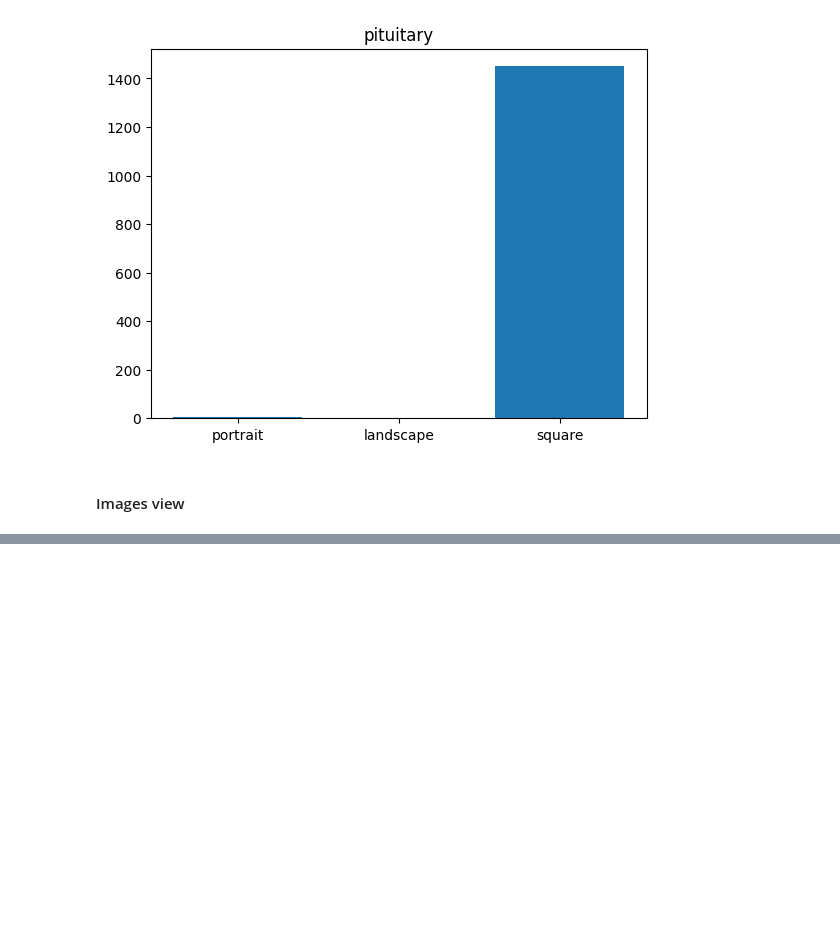
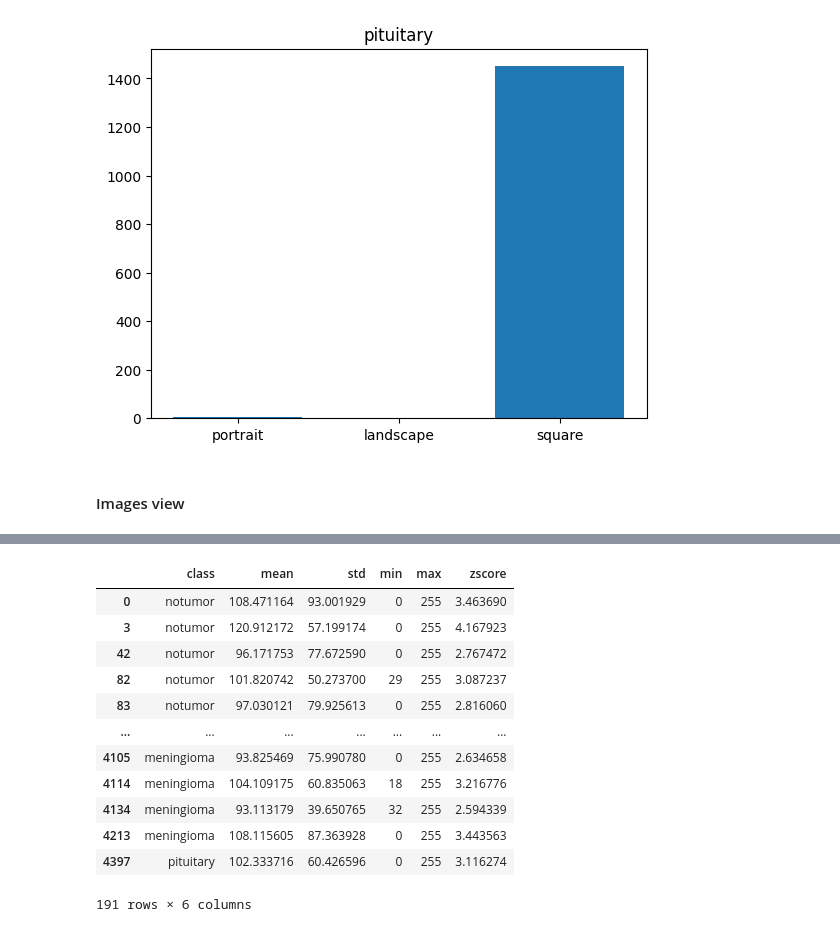
Before and after one commit to Jeremy-Duval-PhD/Brain_Tumor_MRI_Dataset, a Jupyter notebook: notebooks/Kaggle_Brain_Tumor_MRI_Dataset.ipynb, the cells around one changed output, grey strips where cells are left out. Cells and saved outputs as stored; diff of their text form; code cells hidden in the pictures; blank space fills up the shorter version.

```diff
--- a/notebooks/Kaggle_Brain_Tumor_MRI_Dataset.ipynb
+++ b/notebooks/Kaggle_Brain_Tumor_MRI_Dataset.ipynb
@@ -218,0 +280,20 @@ for label in orientation_count:
+# %%
+def compute_intensity_stats(raw_data, classes):
+    records = []
+
+    for i in range(0,len(raw_data)):
+        img = cv2.cvtColor(raw_data[i][0], cv2.COLOR_BGR2GRAY)  # grayscale
+        mean = img.mean()
+        std = img.std()
+        min_val = img.min()
+        max_val = img.max()
+
+        records.append({
+            "class": classes[raw_data[i][1]],
+            "mean": mean,
+            "std": std,
+            "min": min_val,
+            "max": max_val
+        })
+
+    return pd.DataFrame(records)
@@ -218,0 +328,17 @@ for label in orientation_count:
+# %%
+df_brightness = detect_brightness_outliers(df_intensity)
+df_brightness
+# %% [output]
+|  | class | mean | std | min | max | zscore |
+| 0 | notumor | 108.471164 | 93.001929 | 0 | 255 | 3.463690 |
+| 3 | notumor | 120.912172 | 57.199174 | 0 | 255 | 4.167923 |
+| 42 | notumor | 96.171753 | 77.672590 | 0 | 255 | 2.767472 |
+| 82 | notumor | 101.820742 | 50.273700 | 29 | 255 | 3.087237 |
+| 83 | notumor | 97.030121 | 79.925613 | 0 | 255 | 2.816060 |
+| ... | ... | ... | ... | ... | ... | ... |
+| 4105 | meningioma | 93.825469 | 75.990780 | 0 | 255 | 2.634658 |
+| 4114 | meningioma | 104.109175 | 60.835063 | 18 | 255 | 3.216776 |
+| 4134 | meningioma | 93.113179 | 39.650765 | 32 | 255 | 2.594339 |
+| 4213 | meningioma | 108.115605 | 87.363928 | 0 | 255 | 3.443563 |
+| 4397 | pituitary | 102.333716 | 60.426596 | 0 | 255 | 3.116274 |
+191 rows × 6 columns
```
Also changed, not shown: parts of 10 cells of this notebook, 1 other file.
